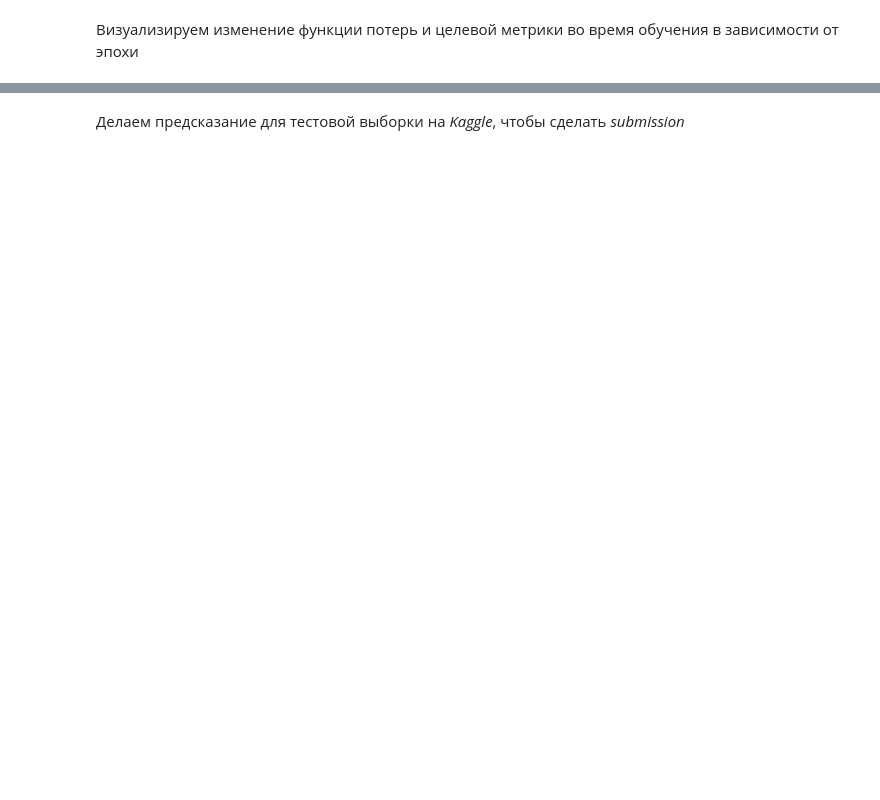
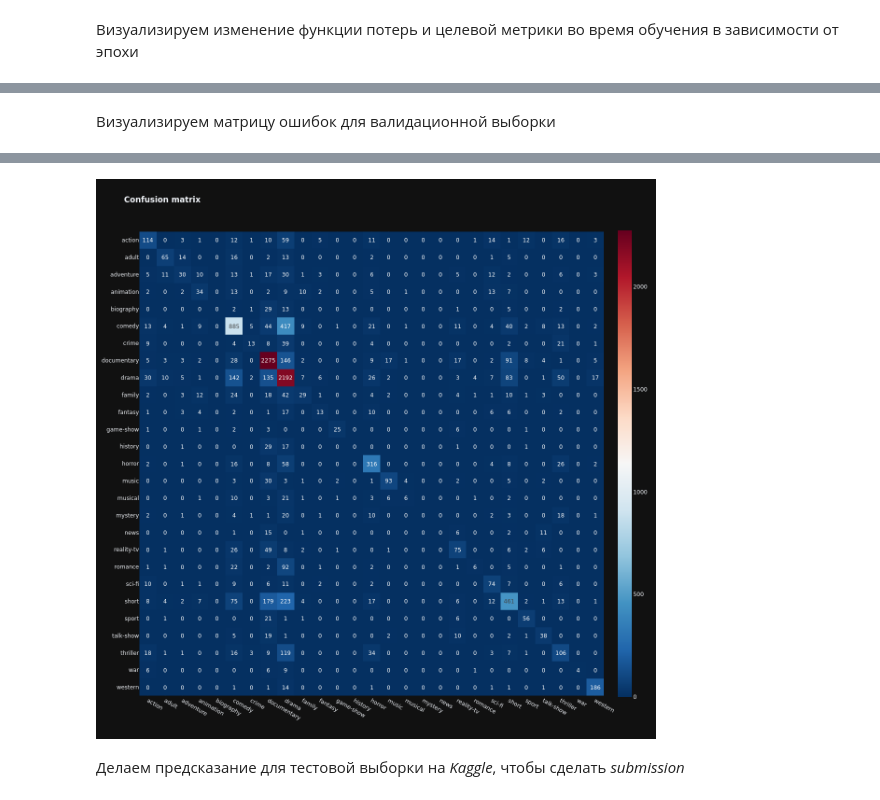
Before and after one commit to ScReameer/Movie-genre-classification, a Jupyter notebook: notebook/Movie genre classification.ipynb, the cells around one changed output, grey strips where cells are left out. Cells and saved outputs as stored; diff of their text form; code cells hidden in the pictures; blank space fills up the shorter version.

```diff
--- a/notebook/Movie genre classification.ipynb
+++ b/notebook/Movie genre classification.ipynb
@@ -692,0 +707,19 @@ model.save(filepath=r'../model/bert_tuned_v2.keras')
+# %% [markdown]
+Визуализируем матрицу ошибок для валидационной выборки
+# %%
+val_predictions = model.predict(val_x)
+val_predictions_transformed = label_encoder.inverse_transform(val_predictions.argmax(axis=1))
+val_true_transformed = label_encoder.inverse_transform(val_y.argmax(axis=1))
+
+conf_matrix = confusion_matrix(val_true_transformed, val_predictions_transformed)
+px.imshow(
+    conf_matrix,
+    x=label_encoder.classes_,
+    y=label_encoder.classes_,
+    width=1200,
+    height=1200,
+    color_continuous_scale=px.colors.diverging.RdBu_r,
+    text_auto=True,
+    title='<b>Confusion matrix</b>'
+).show()
+# %% [output]
@@ -693,3 +727,4 @@ model.save(filepath=r'../model/bert_tuned_v2.keras')
+[figure, added]
 # %% [markdown]
 Делаем предсказание для тестовой выборки на *Kaggle*, чтобы сделать *submission*
 # %%
```
Also changed, not shown: parts of 21 cells of this notebook.
